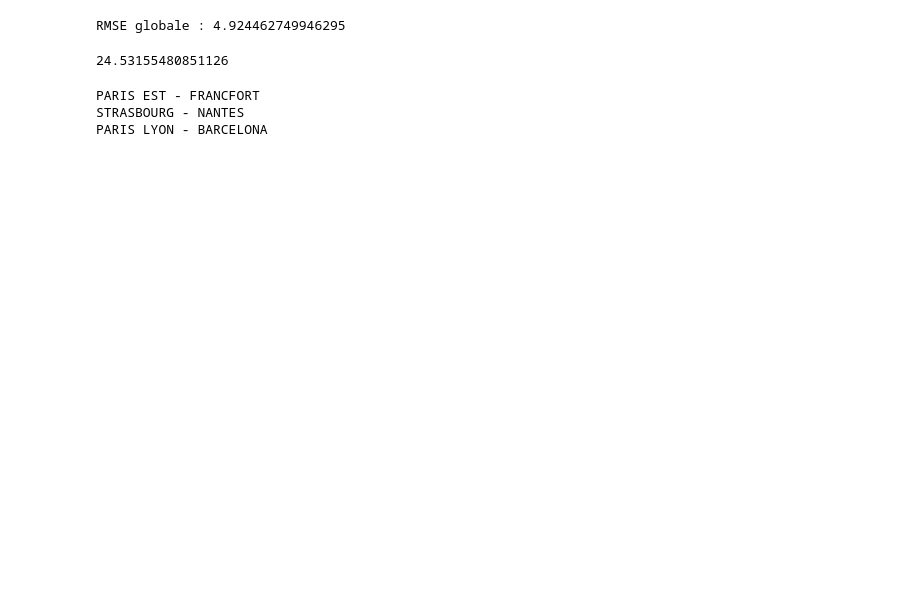
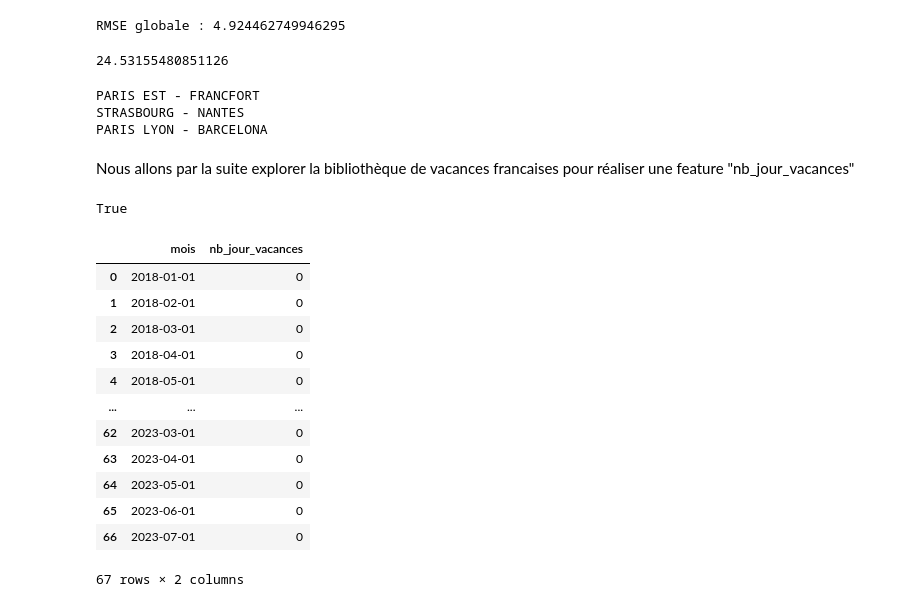
Before and after one commit to MatteoGentili/Apprentissage_Automatique_Project, a Jupyter notebook: Python_files/time_series.ipynb, the cells around one changed output. Drawn from its saved outputs; the diff is of its cells as text; code cells hidden in the pictures; blank space fills up the shorter version.

```diff
--- a/Python_files/time_series.ipynb
+++ b/Python_files/time_series.ipynb
@@ -286,3 +363,32 @@ for k, v in rmses.items() :
 PARIS EST - FRANCFORT
 STRASBOURG - NANTES
 PARIS LYON - BARCELONA
+# %% [markdown]
+Nous allons par la suite explorer la bibliothèque de vacances francaises pour réaliser une feature "nb_jour_vacances"
+# %%
+from vacances_scolaires_france import SchoolHolidayDates
+import datetime
+
+d = SchoolHolidayDates()
+d.is_holiday(datetime.date(2017, 12, 25))
+# %% [output]
+True
+# %%
+date_list = pd.date_range(start='2018-01-01', end='2023-07-01', freq='MS')
+df_mois = pd.DataFrame({'mois': pd.to_datetime(date_list), 'nb_jour_vacances':0})
+
+df_mois
+# %% [output]
+|  | mois | nb_jour_vacances |
+| 0 | 2018-01-01 | 0 |
+| 1 | 2018-02-01 | 0 |
+| 2 | 2018-03-01 | 0 |
+| 3 | 2018-04-01 | 0 |
+| 4 | 2018-05-01 | 0 |
+| ... | ... | ... |
+| 62 | 2023-03-01 | 0 |
+| 63 | 2023-04-01 | 0 |
+| 64 | 2023-05-01 | 0 |
+| 65 | 2023-06-01 | 0 |
+| 66 | 2023-07-01 | 0 |
+67 rows × 2 columns
```
Also changed, not shown: parts of 7 cells of this notebook.
